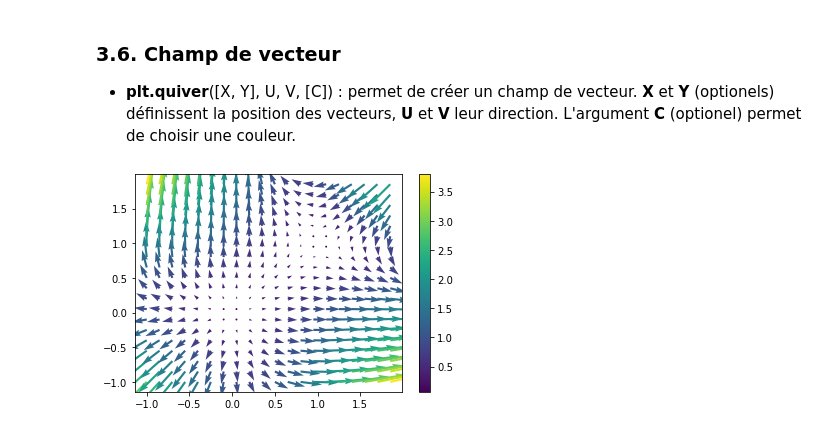
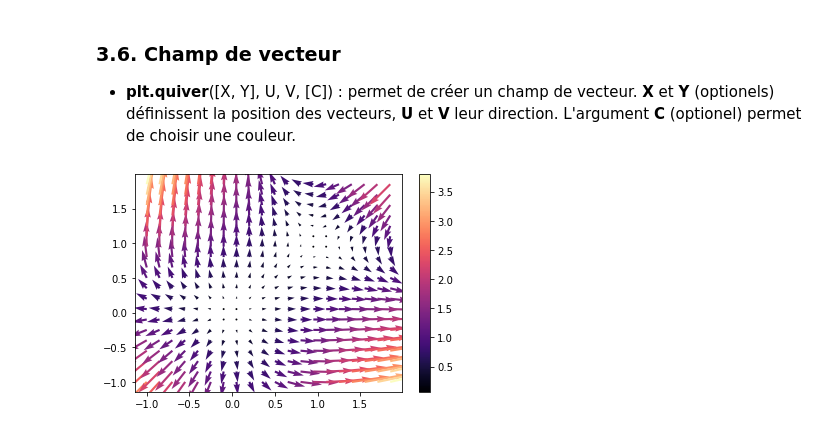
Before and after one commit to ThibDelo/Python_Documentation, a Jupyter notebook: Python_matplotlib.ipynb, the cells around one changed output. Saved outputs shown, nothing was run; the diff lists cells and outputs as text; code cells hidden in the pictures.

```diff
--- a/Python_matplotlib.ipynb
+++ b/Python_matplotlib.ipynb
@@ -233,10 +233,10 @@ plt.show()
 # %%
 X, Y = np.meshgrid(np.arange(-1, 2, 0.15), np.arange(-1, 2, 0.15)) # créer un maillage pour positionner les vecteurs
 U = X - X * Y # équation de U
 V = -X * Y + Y # équation de V
 C = np.hypot(U, V) # color map selon la taille des flèches.
-plt.quiver(X, Y, U, V, C, width=0.008, scale=20)
+plt.quiver(X, Y, U, V, C, width=0.008, scale=20, cmap="magma")
 plt.colorbar()
 plt.show()
 # %% [output]
-[figure, old version]
+[figure, new version]
```
Also changed, not shown: 1 other file.
